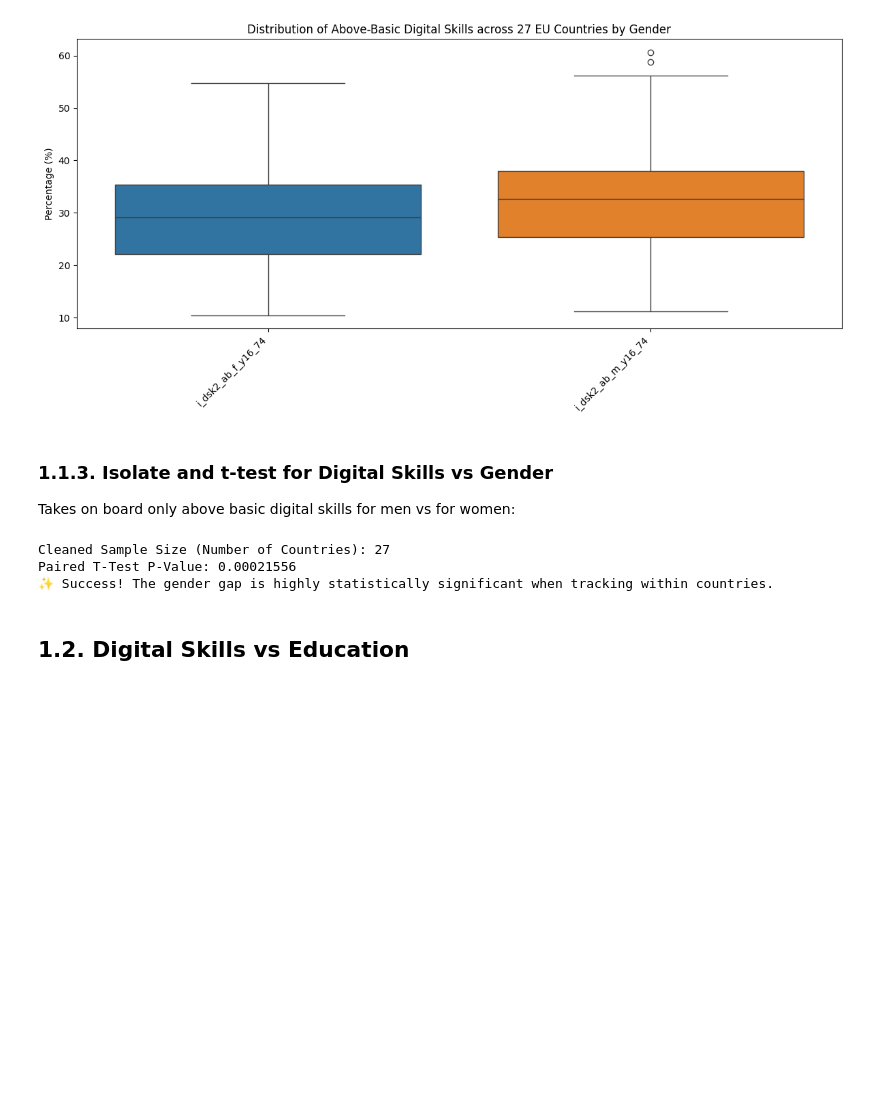
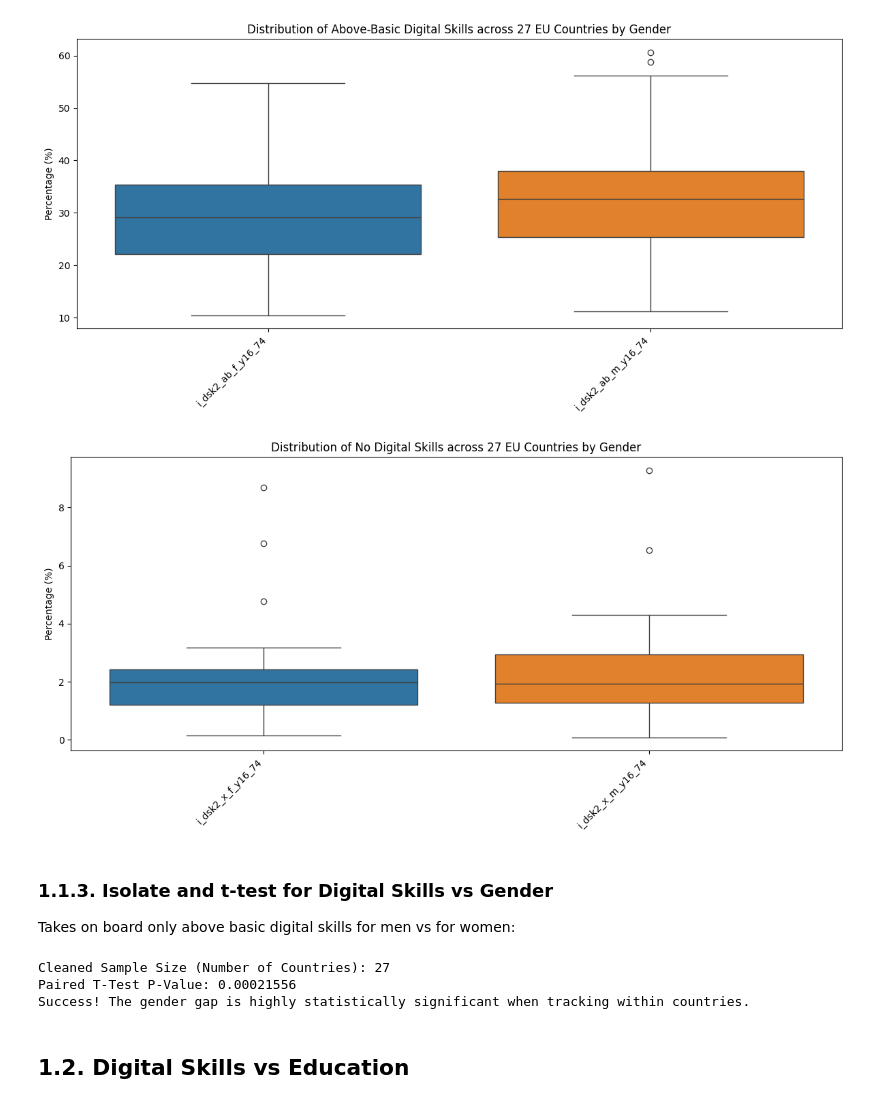
Before and after one commit to skibodaria/digital_literacy_eu, a Jupyter notebook: 03_eda/02_1_dem_digit_skills.ipynb, the cells around one changed output. Saved outputs shown, nothing was run; the diff lists cells and outputs as text; code cells hidden in the pictures; blank space fills up the shorter version.

```diff
--- a/03_eda/02_dem_digit_skills.ipynb
+++ b/03_eda/02_1_dem_digit_skills.ipynb
@@ -235,6 +232,18 @@ plt.tight_layout()
 plt.show()
 # %% [output]
 [figure]
+# %%
+gen_cols_to_plot = [col for col in gen_dig_skills if col.startswith('i_dsk2_x')]
+
+plt.figure(figsize=(12, 6))
+sns.boxplot(data=df[gen_cols_to_plot])
+plt.xticks(rotation=45, ha='right')
+plt.title("Distribution of No Digital Skills across 27 EU Countries by Gender")
+plt.ylabel("Percentage (%)")
+plt.tight_layout()
+plt.show()
+# %% [output]
+[figure, added]
 # %% [markdown]
 ### 1.1.3. Isolate and t-test for Digital Skills vs Gender
 
@@ -254,13 +263,13 @@ print(f"Cleaned Sample Size (Number of Countries): {len(cleaned_df_gen)}")
 print(f"Paired T-Test P-Value: {p_value:.8f}")
 
 if p_value < 0.05:
-    print("✨ Success! The gender gap is highly statistically significant when tracking within countries.")
+    print("Success! The gender gap is highly statistically significant when tracking within countries.")
 else:
     print("Still no significance.")
 # %% [output]
 Cleaned Sample Size (Number of Countries): 27
 Paired T-Test P-Value: 0.00021556
-✨ Success! The gender gap is highly statistically significant when tracking within countries.
+Success! The gender gap is highly statistically significant when tracking within countries.
 # %% [markdown]
 ## 1.2. Digital Skills vs Education
 # %% [markdown]
```
Also changed, not shown: parts of 29 cells of this notebook, 3 other files.
